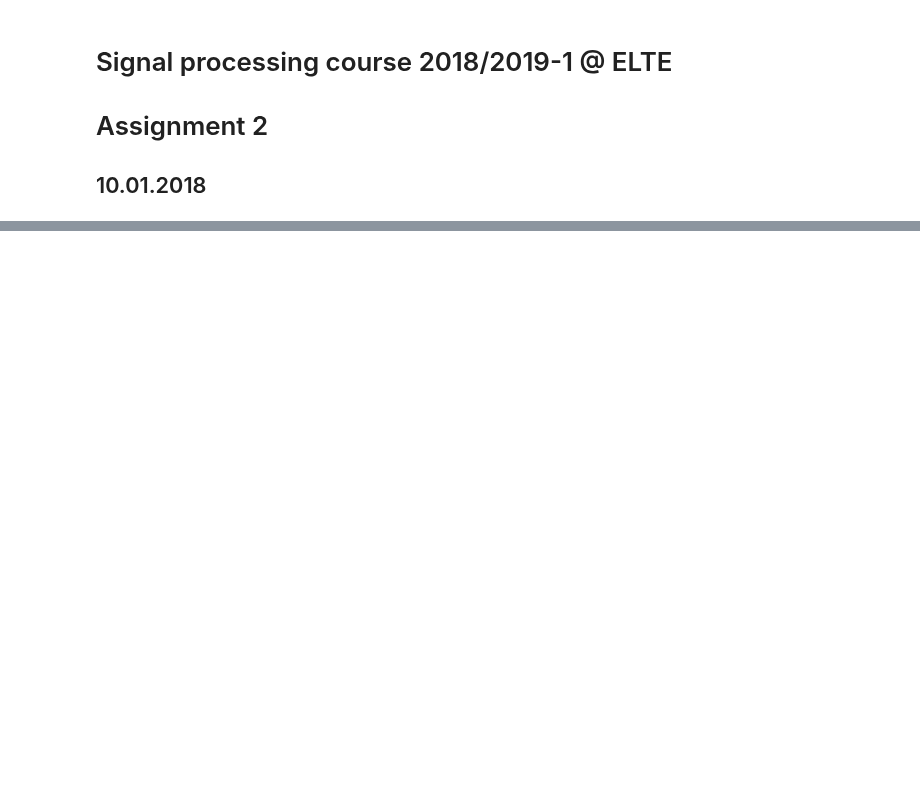
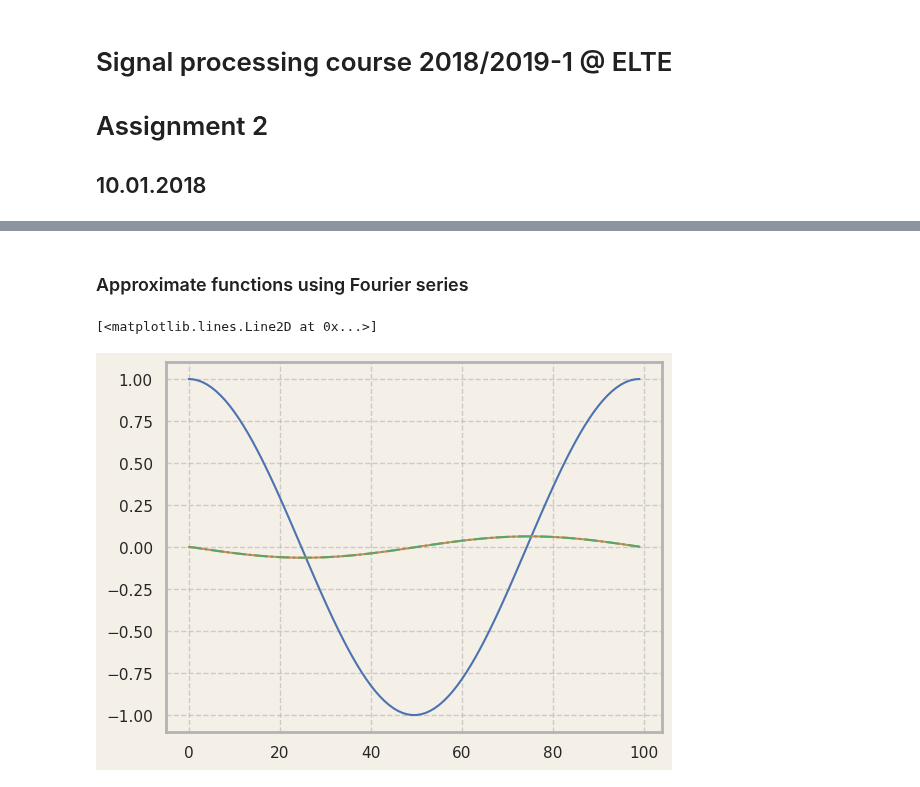
Before and after one commit to masterdesky/ELTE-signal-processing-2018, a Jupyter notebook: assignment-2/solutions/task-3.ipynb, the cells around one changed output, grey strips where cells are left out. Drawn from its saved outputs; the diff is of its cells as text; code cells hidden in the pictures; blank space fills up the shorter version.

```diff
--- a/assignment-2/solutions/task-3.ipynb
+++ b/assignment-2/solutions/task-3.ipynb
@@ -44,0 +87,2 @@ $$
+# %% [markdown]
+### Approximate functions using Fourier series
@@ -44,0 +113,38 @@ $$
+# %%
+def cF(ak, bk, T):
+    '''
+    Approximates a target f(t) function using the exponential form of
+    the Fourier series.
+
+    Parameters
+    ----------
+    ak : array-like
+        List of :math:`a_k` coefficients
+    bk : array-like
+        List of :math:`b_k` coefficients
+    T : float
+        Period of the evaluated function
+    '''
+    N = len(ak)
+    w0 = 2*np.pi / T
+    # The range of x values to evaluate f_N(x) on
+    X = np.arange(0, N, 1) / N * T
+
+    # Sum over 2N+1 number of `k` indices, running between (-N -> N)
+    # This is less than in the definition, which runs between [-N -> N]
+    Y = np.zeros_like(X, dtype=np.complex128)
+    for k in range(-N+1, N):
+        Y += c_k(k, ak, bk) * np.exp(1j * w0 * k * X)
+    return Y
+# %%
+T = 2*np.pi
+X = np.cos(np.linspace(0, T, 100))
+# %%
+ak, bk = F_coef(X)
+# %%
+plt.plot(X)
+plt.plot(rF(ak, bk, T))
+plt.plot(cF(ak, bk, T).real, ls='-.')
+# %% [output]
+[<matplotlib.lines.Line2D at 0x...>]
+[figure, added]
```
Also changed, not shown: parts of 7 cells of this notebook, 5 other files.
